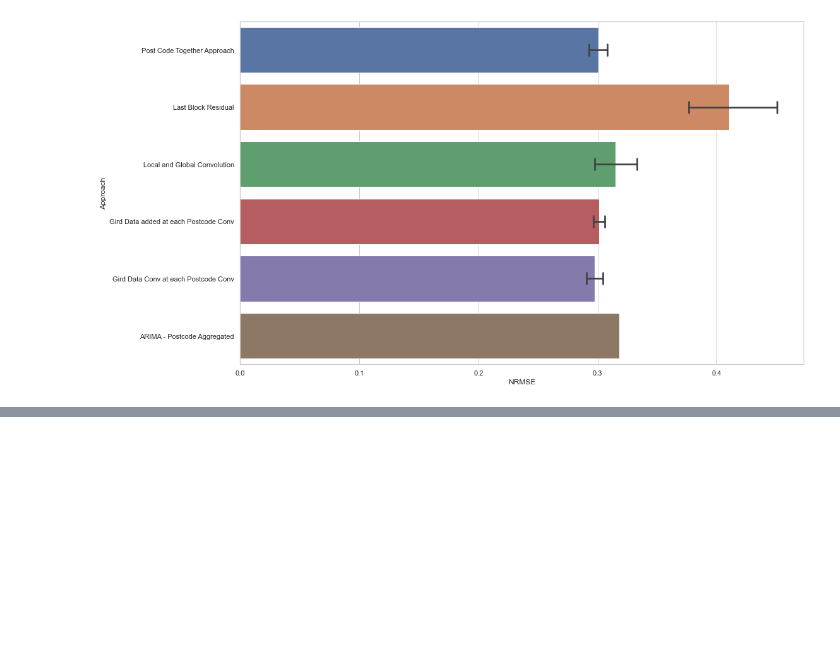
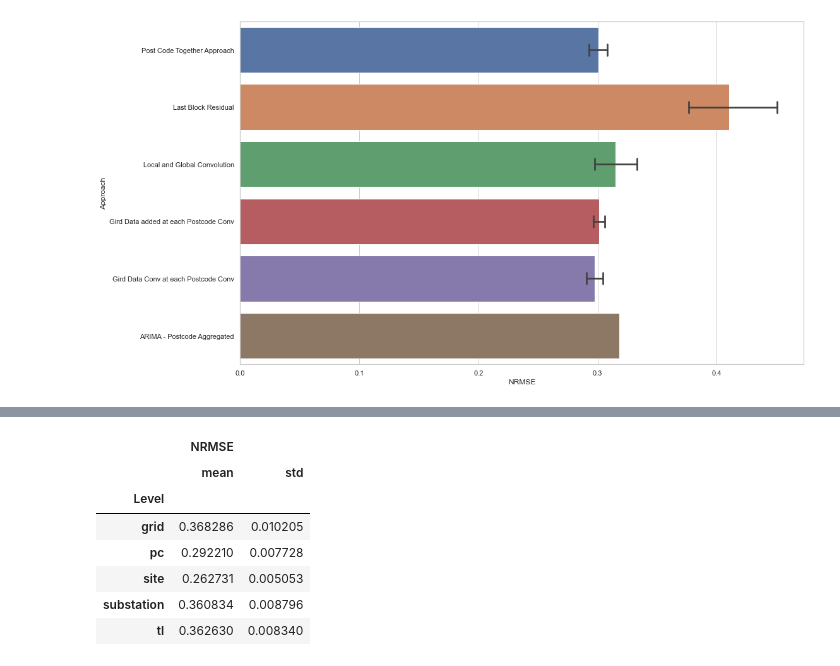
Before and after one commit to ManeeshaPerera/HTCNN-Forecasting, a Jupyter notebook: notebooks/draw-graphs.ipynb, the cells around one changed output, grey strips where cells are left out. Cells and saved outputs as stored; diff of their text form; code cells hidden in the pictures; blank space fills up the shorter version.

Commit message:
calculated combined approach errors

```diff
--- a/notebooks/draw-graphs.ipynb
+++ b/notebooks/draw-graphs.ipynb
@@ -109,0 +116,13 @@ ax = sns.barplot(x="NRMSE", y="Level", data=errors, capsize=.2)
+# %%
+#CNN
+errors = pd.read_csv('../conventional_cnn/final_errors.csv')
+errors.groupby(by='Level').agg({'NRMSE': ['mean', 'std']})
+# %% [output]
+|  | NRMSE |  |
+|  | mean | std |
+| Level |  |  |
+| grid | 0.368286 | 0.010205 |
+| pc | 0.292210 | 0.007728 |
+| site | 0.262731 | 0.005053 |
+| substation | 0.360834 | 0.008796 |
+| tl | 0.362630 | 0.008340 |
```
Also changed, not shown: parts of 5 cells of this notebook, 2 other files.
